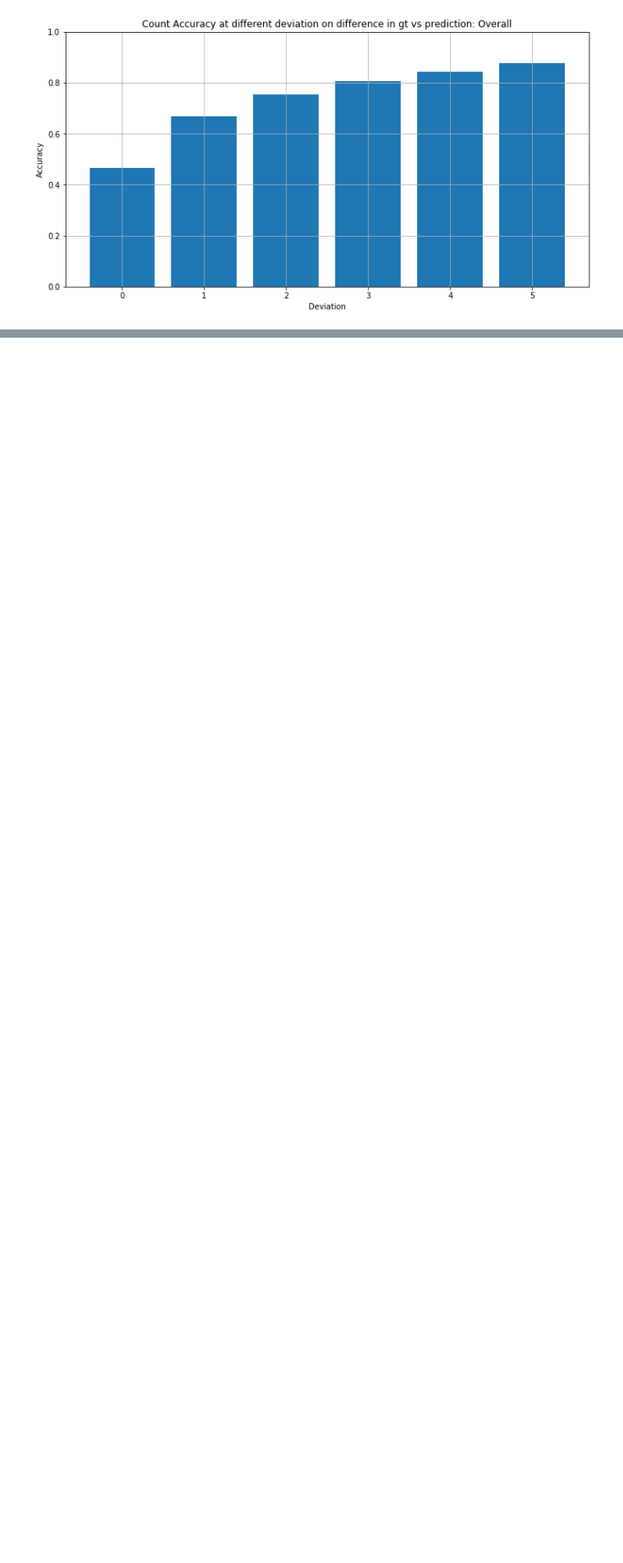
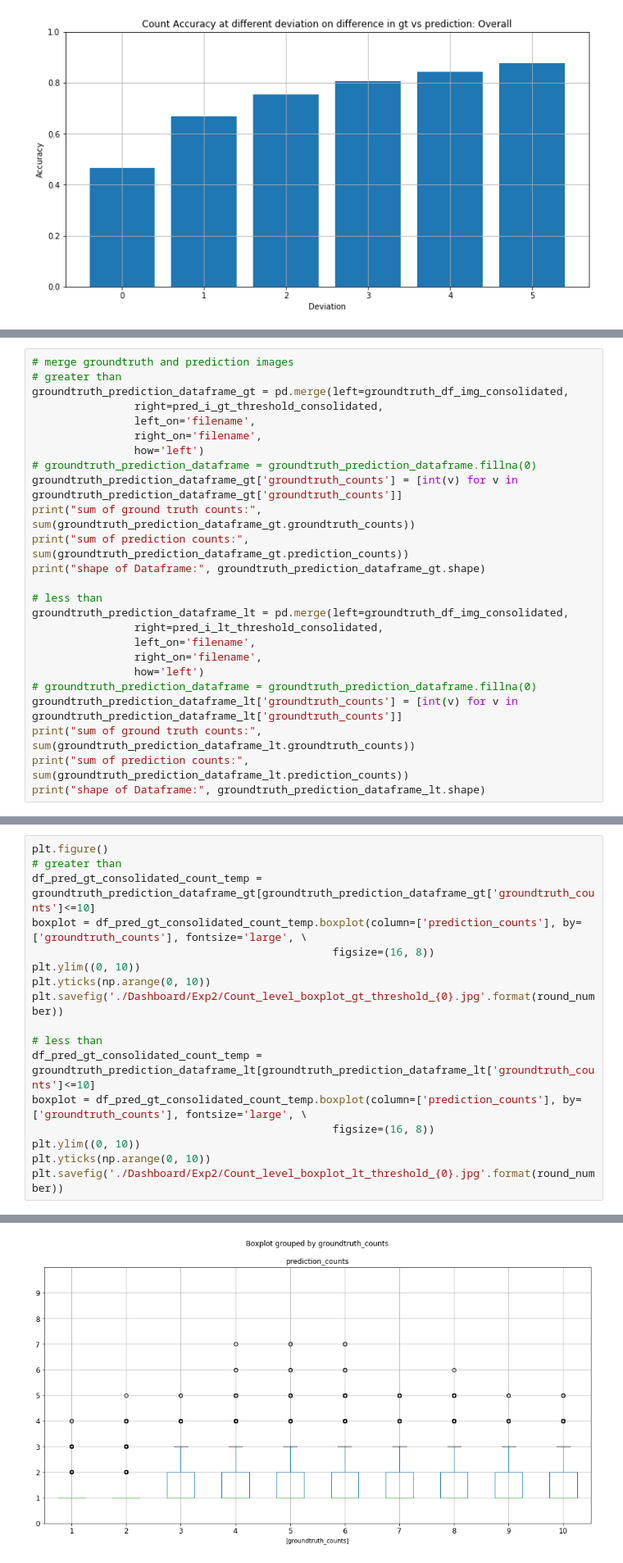
Before and after one commit to Manish-rai21bit/camera-trap-detection, a Jupyter notebook: EDA_and_ModelEvaluation/Evaluations_for_species_detection.ipynb, the cells around one changed output, grey strips where cells are left out. Shown at 82% size. Cells and saved outputs as stored; diff of their text form; blank space fills up the shorter version.

```diff
--- a/EDA_and_ModelEvaluation/Evaluations_for_species_detection.ipynb
+++ b/EDA_and_ModelEvaluation/Evaluations_for_species_detection.ipynb
@@ -557,0 +656,25 @@ plt.savefig('./Dashboard/Count_level_boxplot_{0}.jpg'.format(round_number))
+# %%
+# merge groundtruth and prediction images
+# greater than
+groundtruth_prediction_dataframe_gt = pd.merge(left=groundtruth_df_img_consolidated,
+                right=pred_i_gt_threshold_consolidated,
+                left_on='filename',
+                right_on='filename',
+                how='left')
+# groundtruth_prediction_dataframe = groundtruth_prediction_dataframe.fillna(0)
+groundtruth_prediction_dataframe_gt['groundtruth_counts'] = [int(v) for v in groundtruth_prediction_dataframe_gt['groundtruth_counts']]
+print("sum of ground truth counts:", sum(groundtruth_prediction_dataframe_gt.groundtruth_counts))
+print("sum of prediction counts:", sum(groundtruth_prediction_dataframe_gt.prediction_counts))
+print("shape of Dataframe:", groundtruth_prediction_dataframe_gt.shape)
+
+# less than
+groundtruth_prediction_dataframe_lt = pd.merge(left=groundtruth_df_img_consolidated,
+                right=pred_i_lt_threshold_consolidated,
+                left_on='filename',
+                right_on='filename',
+                how='left')
+# groundtruth_prediction_dataframe = groundtruth_prediction_dataframe.fillna(0)
+groundtruth_prediction_dataframe_lt['groundtruth_counts'] = [int(v) for v in groundtruth_prediction_dataframe_lt['groundtruth_counts']]
+print("sum of ground truth counts:", sum(groundtruth_prediction_dataframe_lt.groundtruth_counts))
+print("sum of prediction counts:", sum(groundtruth_prediction_dataframe_lt.prediction_counts))
+print("shape of Dataframe:", groundtruth_prediction_dataframe_lt.shape)
@@ -557,0 +688,18 @@ plt.savefig('./Dashboard/Count_level_boxplot_{0}.jpg'.format(round_number))
+# %%
+plt.figure()
+# greater than
+df_pred_gt_consolidated_count_temp = groundtruth_prediction_dataframe_gt[groundtruth_prediction_dataframe_gt['groundtruth_counts']<=10]
+boxplot = df_pred_gt_consolidated_count_temp.boxplot(column=['prediction_counts'], by=['groundtruth_counts'], fontsize='large', \
+                                               figsize=(16, 8))
+plt.ylim((0, 10))
+plt.yticks(np.arange(0, 10))
+plt.savefig('./Dashboard/Exp2/Count_level_boxplot_gt_threshold_{0}.jpg'.format(round_number))
+
+# less than
+df_pred_gt_consolidated_count_temp = groundtruth_prediction_dataframe_lt[groundtruth_prediction_dataframe_lt['groundtruth_counts']<=10]
+boxplot = df_pred_gt_consolidated_count_temp.boxplot(column=['prediction_counts'], by=['groundtruth_counts'], fontsize='large', \
+                                               figsize=(16, 8))
+plt.ylim((0, 10))
+plt.yticks(np.arange(0, 10))
+plt.savefig('./Dashboard/Exp2/Count_level_boxplot_lt_threshold_{0}.jpg'.format(round_number))
+# %% [output]
@@ -557,0 +707 @@ plt.savefig('./Dashboard/Count_level_boxplot_{0}.jpg'.format(round_number))
+[figure, added]
```
Also changed, not shown: parts of 9 cells of this notebook.
